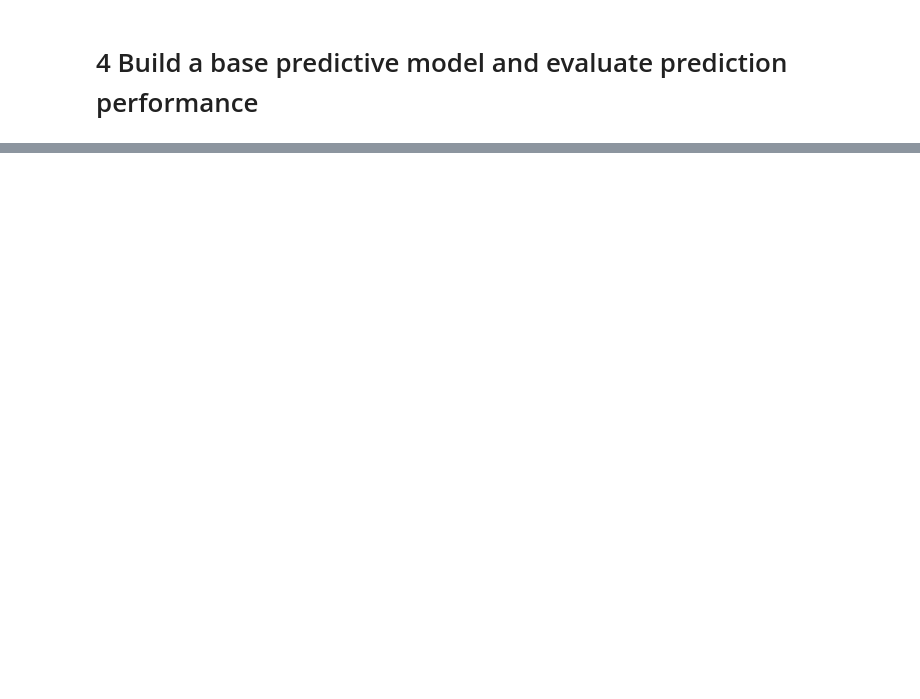
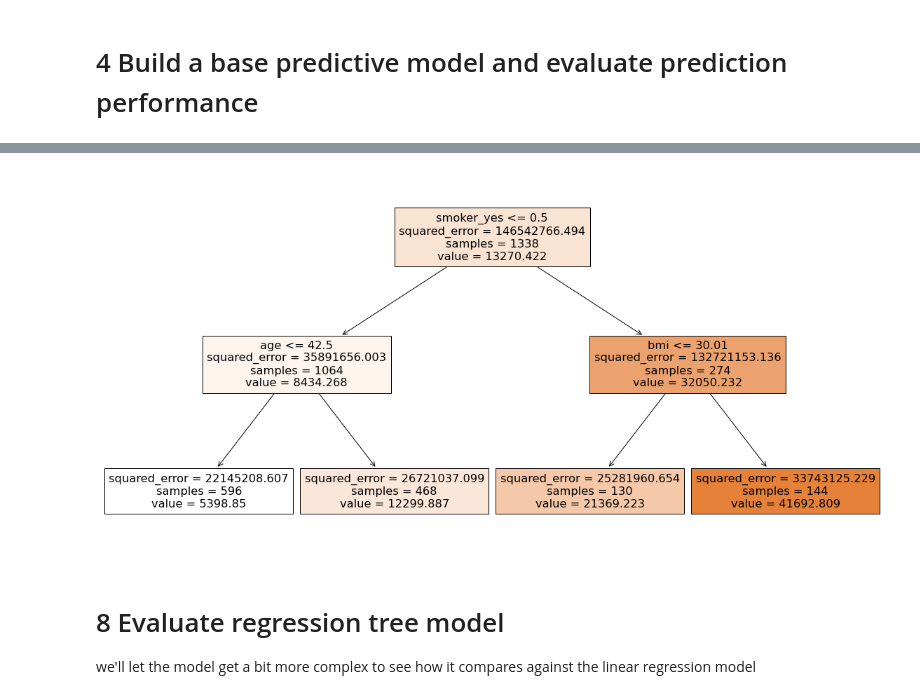
Before and after one commit to matthewpecsok/4482_fall_2022, a Jupyter notebook: tutorials/Regression_and_regression_trees_insurance_tutorial.ipynb, the cells around one changed output, grey strips where cells are left out. Cells and saved outputs as stored; diff of their text form; code cells hidden in the pictures; blank space fills up the shorter version.

```diff
--- a/tutorials/Regression_and_regression_trees_insurance_tutorial.ipynb
+++ b/tutorials/Regression_and_regression_trees_insurance_tutorial.ipynb
@@ -710,0 +213,6 @@ create_folds_predict(df=insurance,\
+# %%
+# Regression tree
+reg_tree = DecisionTreeRegressor(random_state=0,max_leaf_nodes=4)
+# %%
+reg_tree = reg_tree.fit(insurance_enc,y_target)
+reg_tree.get_n_leaves()
@@ -710,0 +235,11 @@ create_folds_predict(df=insurance,\
+# %%
+fig = plt.figure(figsize=(20,10))
+_ = tree.plot_tree(reg_tree,
+                   feature_names=insurance_enc.columns.to_list(), # make sure the feature names are in output
+                   filled=True) # filled true color codes by the class.
+# %% [output]
+[figure, added]
+# %% [markdown]
+# 8 Evaluate regression tree model
+
+we'll let the model get a bit more complex to see how it compares against the linear regression model
```
Also changed, not shown: parts of 102 cells of this notebook.
